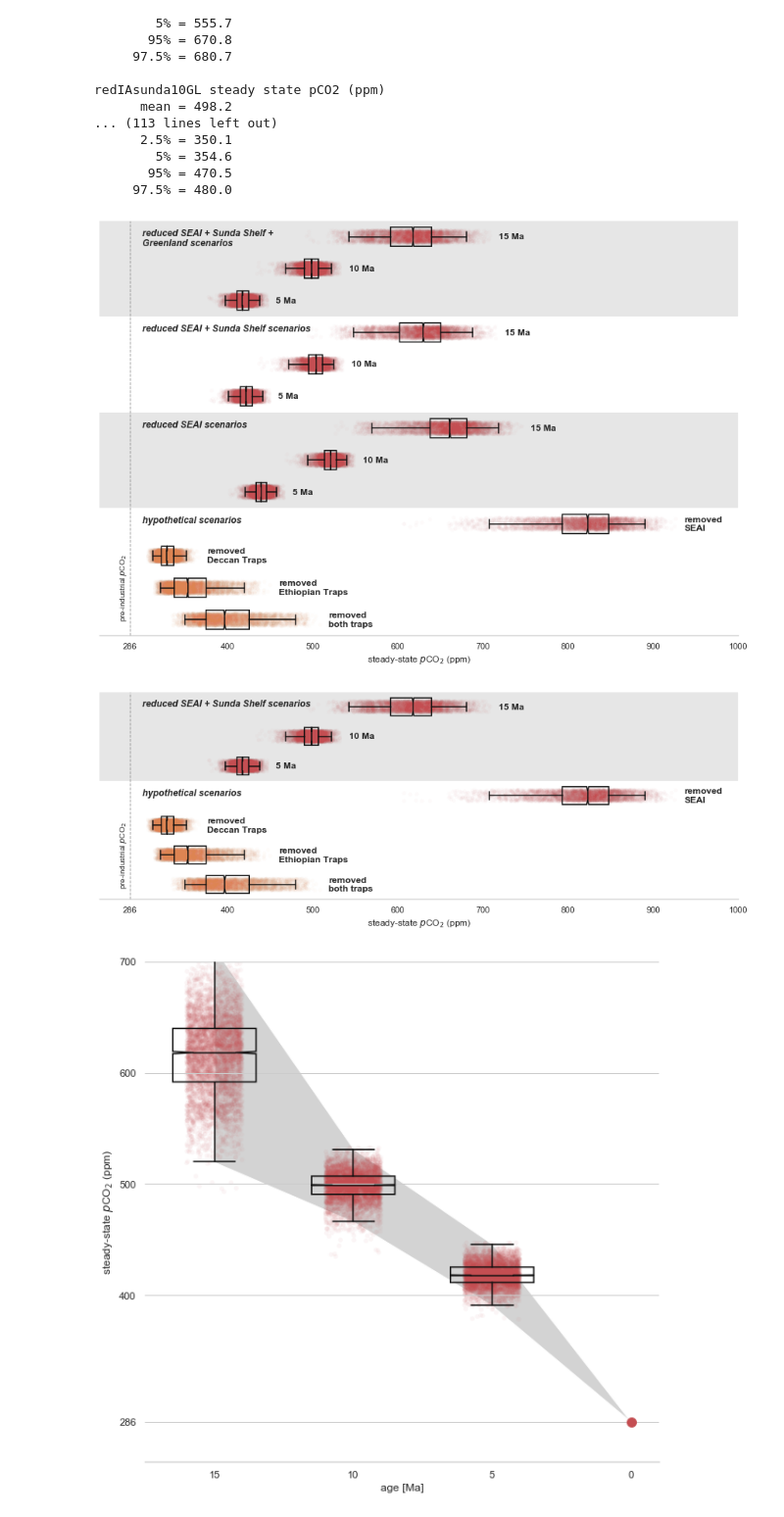
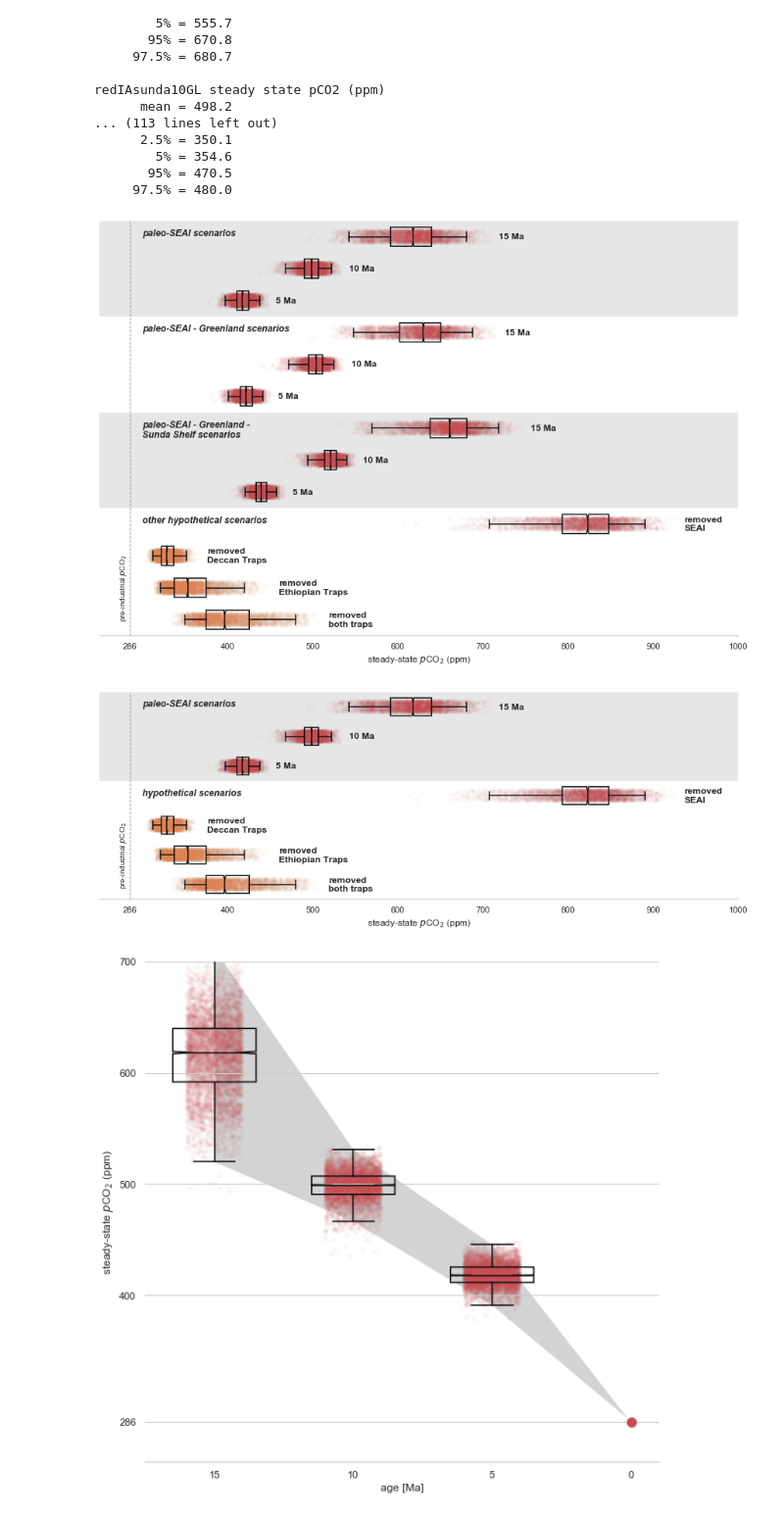
Before and after one commit to Swanson-Hysell-Group/GEOCLIM_Modern, a Jupyter notebook: Code/Notebooks/scenario_analysis.ipynb, the cells around one changed output. Shown at 98% size. Drawn from its saved outputs; the diff is of its cells as text; code cells hidden in the pictures.

```diff
--- a/Code/Notebooks/scenario_analysis.ipynb
+++ b/Code/Notebooks/scenario_analysis.ipynb
@@ -772,38 +772,38 @@ ax.set_xticks([286,400,500,600,700,800,900,1000])
 # additional labels
 rect = patches.Rectangle((250,-0.5),750,3,
                          edgecolor='none',facecolor=(0.9,0.9,0.9),zorder=-999)
 ax.add_patch(rect)
 
 rect = patches.Rectangle((250,5.5),750,3,
                          edgecolor='none',facecolor=(0.9,0.9,0.9),zorder=-999)
 ax.add_patch(rect)
 
 ax.axvline(286, c='C7', lw=1, ls='--')
 ax.text(284, 11, 'pre-industrial $\it{p}$CO$_{2}$', fontsize=10,
         horizontalalignment='right', verticalalignment='center', rotation=90)
 
-ax.text(300, -0.25, 'reduced SEAI + Sunda Shelf +\nGreenland scenarios',
+ax.text(300, -0.25, 'paleo-SEAI scenarios',
         fontsize=12, style='italic', fontweight='bold',
         horizontalalignment='left', verticalalignment='top')
-ax.text(300, 2.75, 'reduced SEAI + Sunda Shelf scenarios',
+ax.text(300, 2.75, 'paleo-SEAI - Greenland scenarios',
         fontsize=12, style='italic', fontweight='bold',
         horizontalalignment='left', verticalalignment='top')
-ax.text(300, 5.75, 'reduced SEAI scenarios',
+ax.text(300, 5.75, 'paleo-SEAI - Greenland -\nSunda Shelf scenarios',
         fontsize=12, style='italic', fontweight='bold',
         horizontalalignment='left', verticalalignment='top')
-ax.text(300, 8.75, 'hypothetical scenarios',
+ax.text(300, 8.75, 'other hypothetical scenarios',
         fontsize=12, style='italic', fontweight='bold',
         horizontalalignment='left', verticalalignment='top')
 
 # final clean up
 ax.xaxis.grid(False)
 sns.despine(left=True)
 
 fig.savefig('../../Manuscript/Figures/scenario_pCO2_all.pdf',bbox_inches='tight')
 
 plt.show(fig)
 # %% [output]
-[figure, old version]
+[figure, new version]
 # %%
 sns_df_mini = pd.concat([sns_df_1,
                          sns_df_2,
@@ -879,7 +879,7 @@ ax.axvline(286, c='C7', lw=1, ls='--')
 ax.text(284, 5, 'pre-industrial $\it{p}$CO$_{2}$', fontsize=10,
         horizontalalignment='right', verticalalignment='center', rotation=90)
 
-ax.text(300, -0.25, 'reduced SEAI + Sunda Shelf scenarios',
+ax.text(300, -0.25, 'paleo-SEAI scenarios',
         fontsize=12, style='italic', fontweight='bold',
         horizontalalignment='left', verticalalignment='top')
 ax.text(300, 2.75, 'hypothetical scenarios',
@@ -894,7 +894,7 @@ fig.savefig('../../Manuscript/Figures/scenario_pCO2.pdf',bbox_inches='tight')
 
 plt.show(fig)
 # %% [output]
-[figure, old version]
+[figure, new version]
 # %%
 sns_df_time = pd.concat([sns_df_1,
                          sns_df_2,
```
Also changed, not shown: parts of 1 cell of this notebook, 4 other files.
